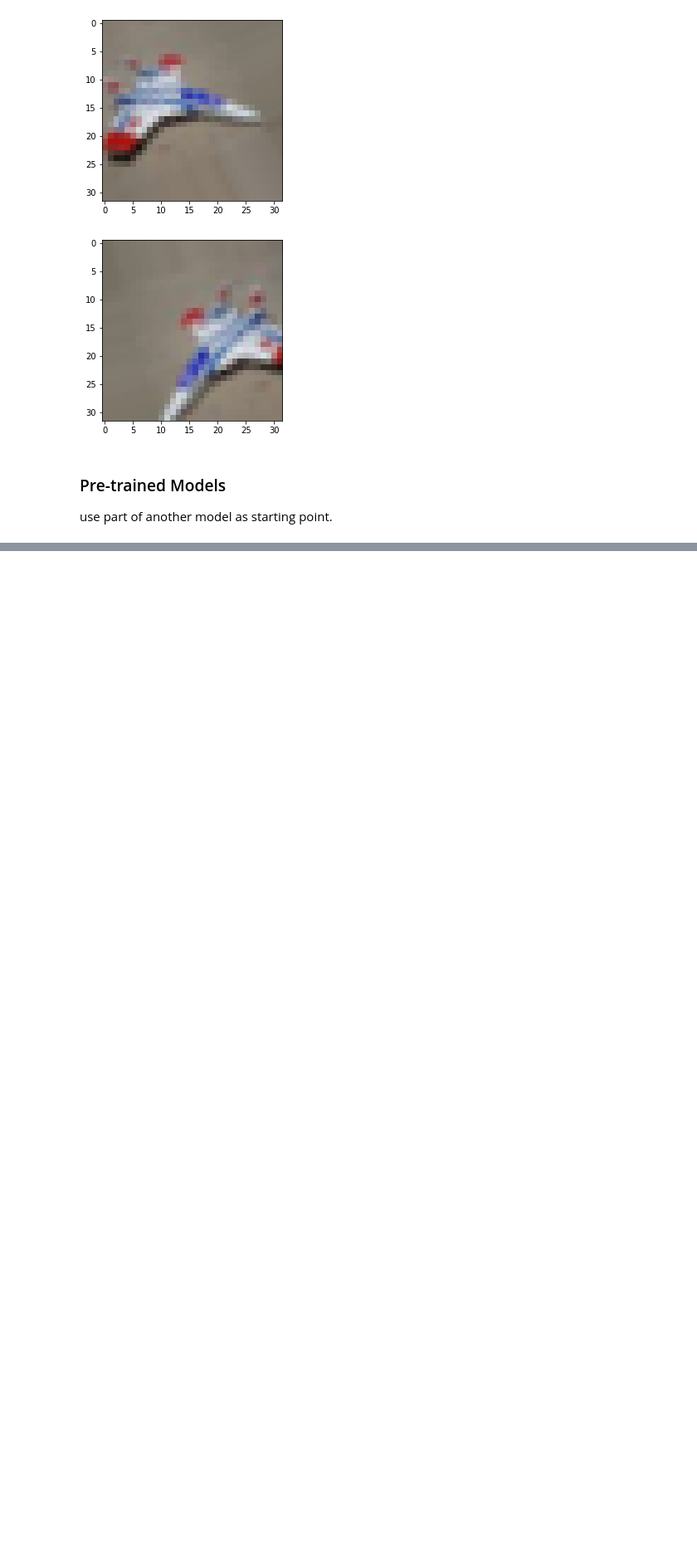
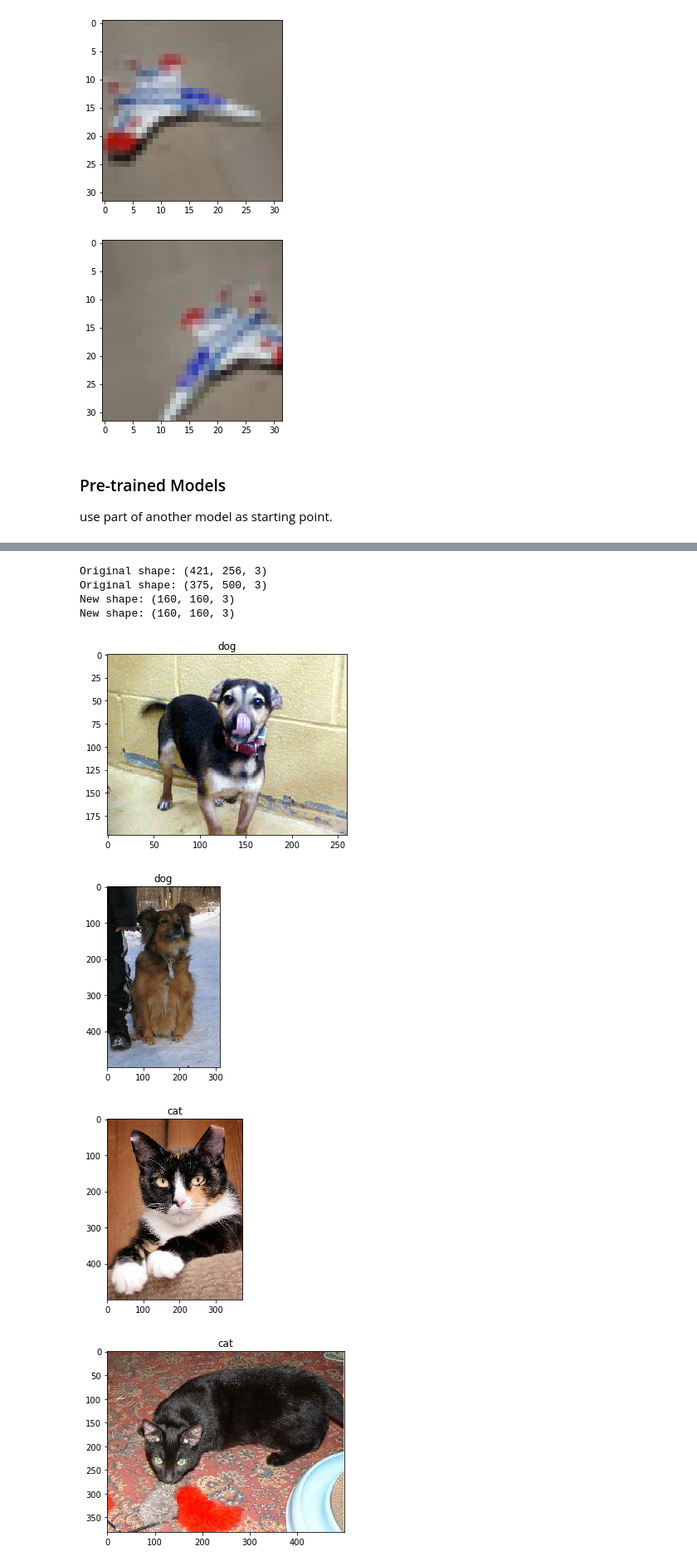
Before and after one commit to ABoghi/TensorFlowProj, a Jupyter notebook: exercise_nb.ipynb, the cells around one changed output, grey strips where cells are left out. Shown at 83% size. Saved outputs shown, nothing was run; the diff lists cells and outputs as text; code cells hidden in the pictures; blank space fills up the shorter version.

```diff
--- a/exercise_nb.ipynb
+++ b/exercise_nb.ipynb
@@ -386,3 +386,6 @@ mtf.data_augmentation(train_images, image_index = 30)
 # %% [markdown]
 ### Pre-trained Models
 use part of another model as starting point.
+# %%
+train_batches, validation_batches = mtf.use_pretrained_dataset()
+# %% [output]
@@ -388,0 +397,8 @@ use part of another model as starting point.
+Original shape: (421, 256, 3)
+Original shape: (375, 500, 3)
+New shape: (160, 160, 3)
+New shape: (160, 160, 3)
+[figure, added]
+[figure, added]
+[figure, added]
+[figure, added]
```
Also changed, not shown: parts of 20 cells of this notebook, 1 other file.
